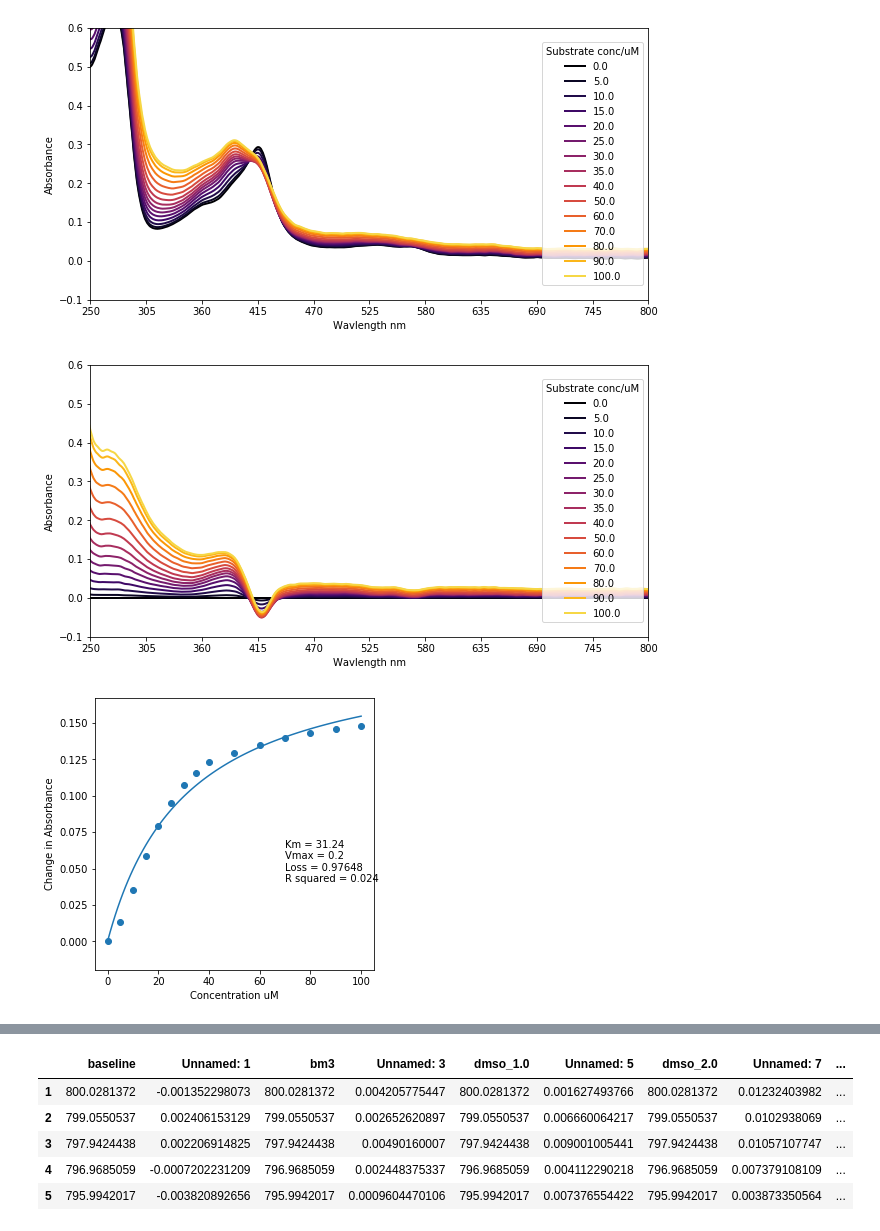
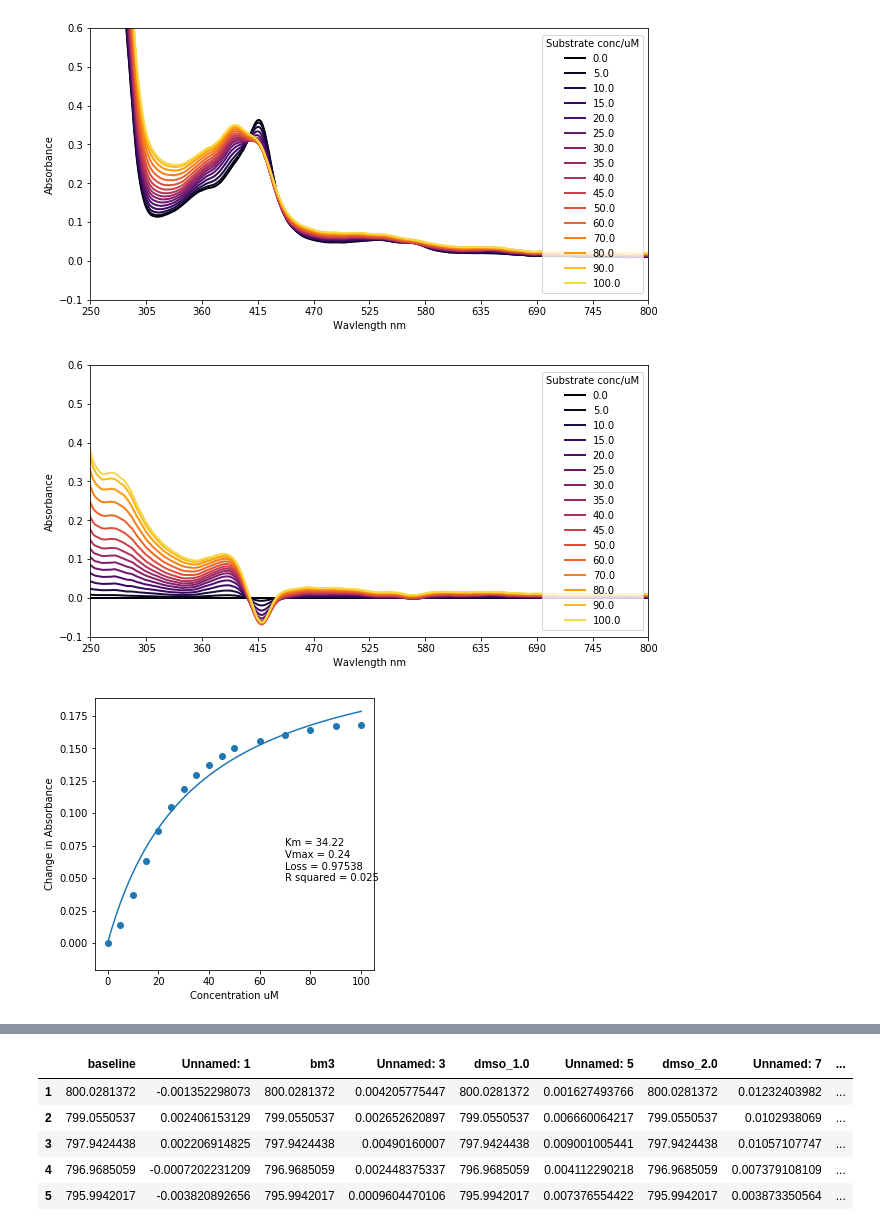
Before and after one commit to UoMMIB/Python-Club, a Jupyter notebook: Tutorials/uv-vis-data.ipynb, the cells around one changed output, grey strips where cells are left out. Drawn from its saved outputs; the diff is of its cells as text; code cells hidden in the pictures.

Commit message:
uv-vis notebook, modified titration.py

```diff
--- a/Tutorials/uv-vis-data.ipynb
+++ b/Tutorials/uv-vis-data.ipynb
@@ -17,11 +10,11 @@ Here's some of my UV-Vis data. It's a titration exeriment where arachadionic aci
 # %%
 from Titration import SpecData # one I made earlier
 
-spec = SpecData('tutorial-data/titrations/20191128_ArachadonicaAcid_BM3WT_Titration_2.csv')
+spec = SpecData('tutorial-data/titrations/20191128_ArachadonicaAcid_BM3WT_Titration_5.csv')
 spec.plot_traces(spec.data)
 spec.plot_traces(spec.Diff)
 spec.PlotMichaelesMenten()
 # %% [output]
-[figure, old version]
+[figure, new version]
-[figure, old version]
+[figure, new version]
-[figure, old version]
+[figure, new version]
```
Also changed, not shown: parts of 48 cells of this notebook.
